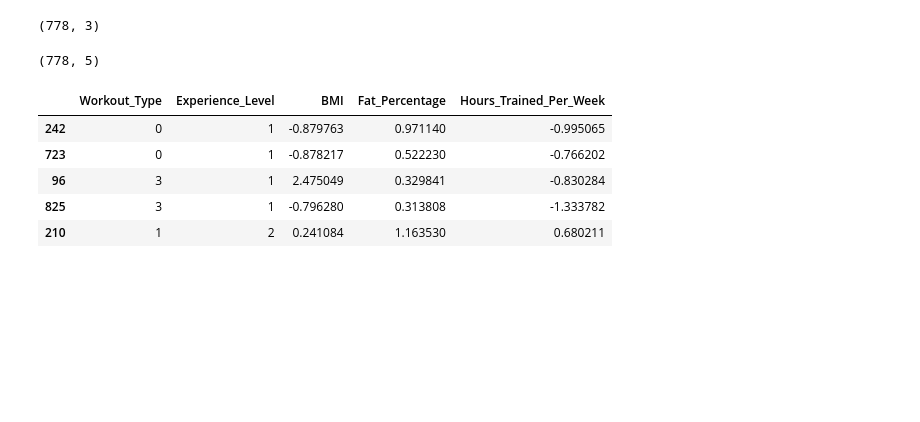
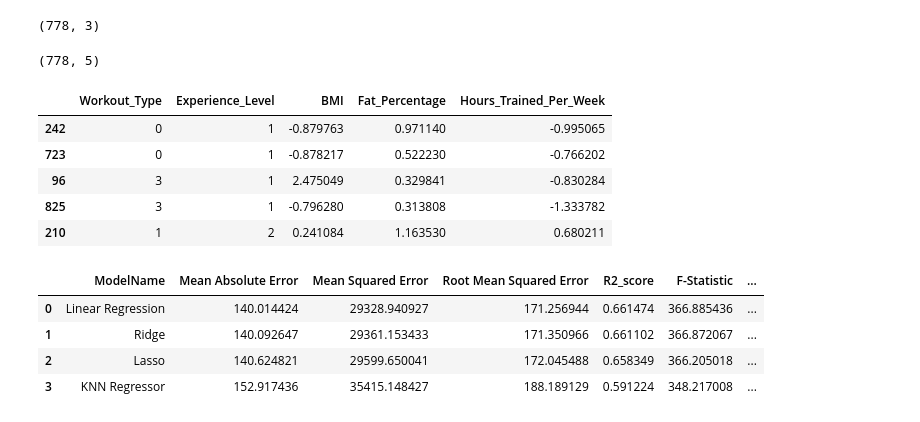
Before and after one commit to adityagoyal222/fitnessprediction, a Jupyter notebook: notebook/fitness_eda.ipynb, the cells around one changed output. Drawn from its saved outputs; the diff is of its cells as text; code cells hidden in the pictures; blank space fills up the shorter version.

```diff
--- a/notebook/fitness_eda.ipynb
+++ b/notebook/fitness_eda.ipynb
@@ -245,6 +249,19 @@ X_train.head()
 # %%
-from sklearn.metrics import mean_absolute_error, mean_squared_error, r2_score
-def evaluate_model(y_train, y_pred):
+from sklearn.metrics import r2_score, mean_absolute_error, mean_squared_error
+def evaluate_model_test(y_train, y_pred):
+    mae = mean_absolute_error(y_train, y_pred)
+    mse = mean_squared_error(y_train, y_pred)
+    rmse = float(np.sqrt(mse))
+    r_square = r2_score(y_train, y_pred)
+
+    return mae, mse, rmse, r_square
+
+def evaluate_model_train(true, pred, n, p):
+    r_square = r2_score(true, pred)
+    f_stat = float((r_square / (p-1)) / ((1-r_square) / (n-p)))
+    f_p_value = float(1 - stats.f.cdf(f_stat, p-1, n-p))
+
+    return f_stat, f_p_value
 # %%
 from sklearn.linear_model import LinearRegression, Ridge, Lasso
 from sklearn.neighbors import KNeighborsRegressor
@@ -269,0 +300,9 @@ for i in range(len(list(models))):
+# %%
+metrics_data = pd.DataFrame(model_list)
+metrics_data
+# %% [output]
+|  | ModelName | Mean Absolute Error | Mean Squared Error | Root Mean Squared Error | R2_score | F-Statistic | ... |
+| 0 | Linear Regression | 140.014424 | 29328.940927 | 171.256944 | 0.661474 | 366.885436 | ... |
+| 1 | Ridge | 140.092647 | 29361.153433 | 171.350966 | 0.661102 | 366.872067 | ... |
+| 2 | Lasso | 140.624821 | 29599.650041 | 172.045488 | 0.658349 | 366.205018 | ... |
+| 3 | KNN Regressor | 152.917436 | 35415.148427 | 188.189129 | 0.591224 | 348.217008 | ... |
```
Also changed, not shown: parts of 8 cells of this notebook, 1 other file.
